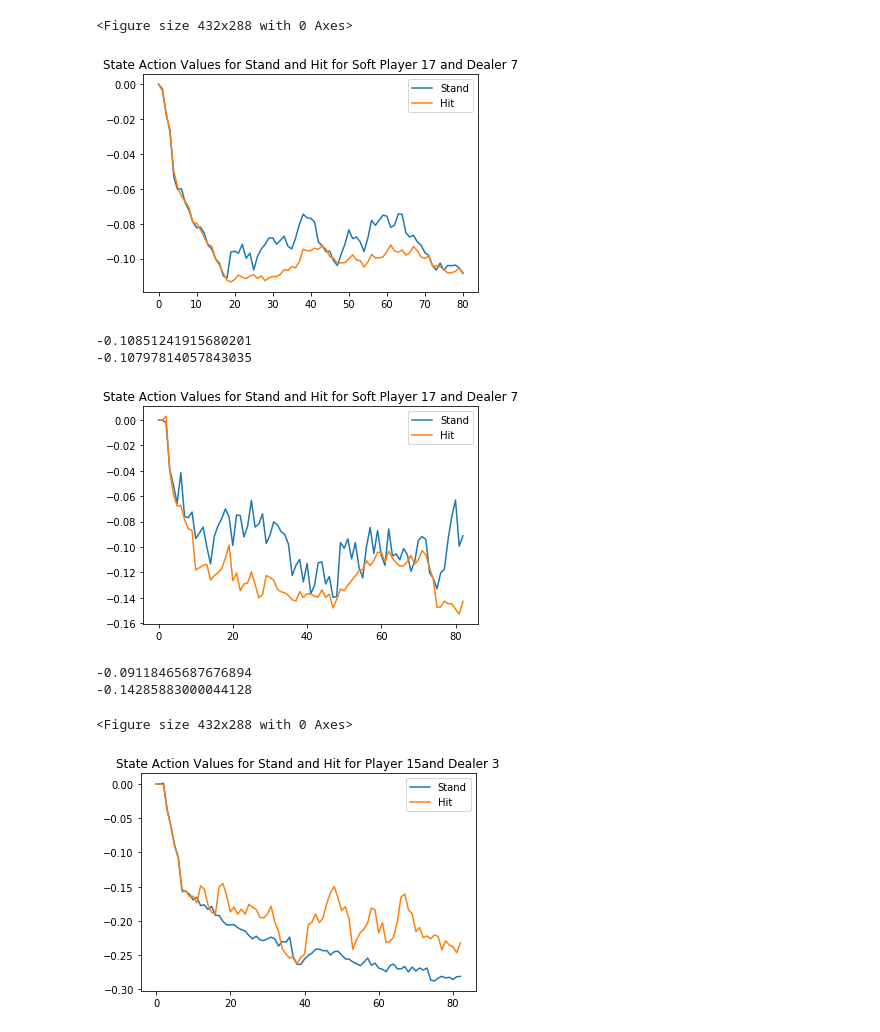
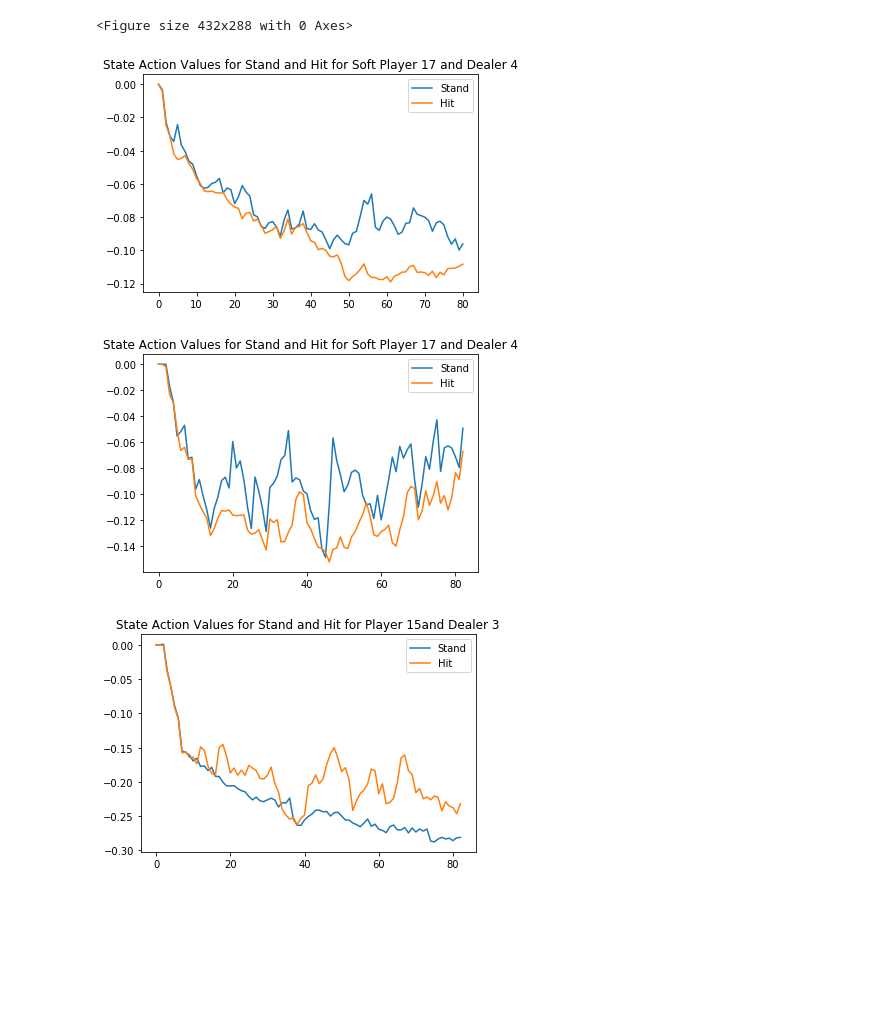
Before and after one commit to Joshuashou/RL_Blackjack, a Jupyter notebook: Analysis.ipynb, the cells around one changed output. Cells and saved outputs as stored; diff of their text form; code cells hidden in the pictures; blank space fills up the shorter version.

```diff
--- a/Analysis.ipynb
+++ b/Analysis.ipynb
@@ -145,46 +145,39 @@ def hand_trajectory(player_val, dealer_val, usable_ace, data, iterations, alpha)
     intervals = [1, 1000, 10000, 100000] + list(range(200000, iterations + 1, 100000))
 
     if usable_ace:
         hand_type_str = 'Soft'
     else:
         hand_type_str = 'Hard'
 
     plt.plot(np.arange(len(Selected_data_stand)), Selected_data_stand, label='Stand')
     plt.plot(np.arange(len(Selected_data_hit)), Selected_data_hit, label='Hit')
     plt.title('State Action Values for Stand and Hit for ' + hand_type_str + ' Player ' + str(player_val) + " and Dealer " + str(dealer_val))
     plt.legend()
-    plt.show()
+
 
 
     # Directory path
     directory = 'Results/State_Action_Trajectories'
 
     # Check if the directory exists, if not, create it
     if not os.path.exists(directory):
         os.makedirs(directory)
 
-    print(Selected_data_stand[-1])
-    print(Selected_data_hit[-1])
-
 
     # File path
     file_path = os.path.join(directory, f'{hand_type_str}_Player{player_val}_Dealer_{dealer_val}{alpha}.png')
 
     # Save the plot
     plt.savefig(file_path)
+    plt.show()
 
     return
 
-hand_trajectory(17, 7, 1, data_high_alpha, 10000000, '0.0010')
-hand_trajectory(17, 7, 1, data_low_alpha, 10000000,'0.0002')
+hand_trajectory(17, 4, 1, data_high_alpha, 10000000, '0.0010')
+hand_trajectory(17, 4, 1, data_low_alpha, 10000000,'0.0002')
 # %% [output]
-[figure, old version]
+[figure, new version]
--0.10851241915680201
--0.10797814057843035
-[figure, old version]
+[figure, new version]
--0.09118465687676894
--0.14285883000044128
-<Figure size 432x288 with 0 Axes>
 # %%
 # %% [output]
 [figure]
```
Also changed, not shown: 9 other files.
